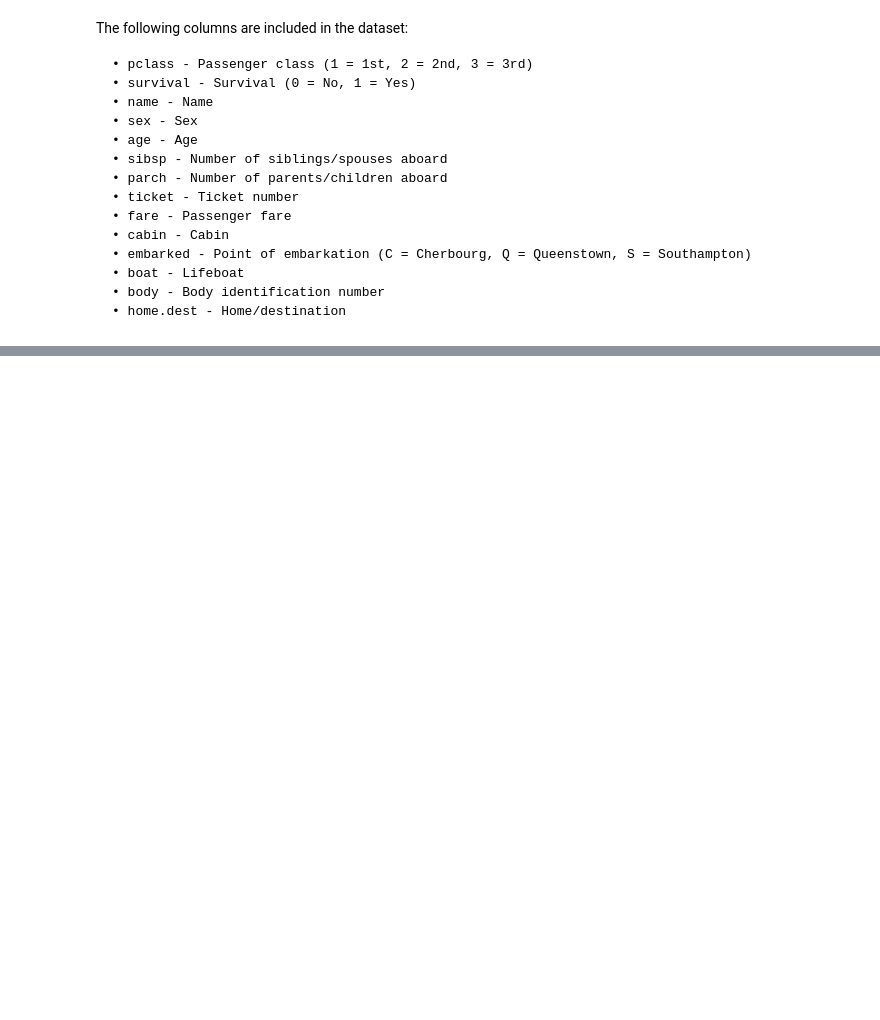
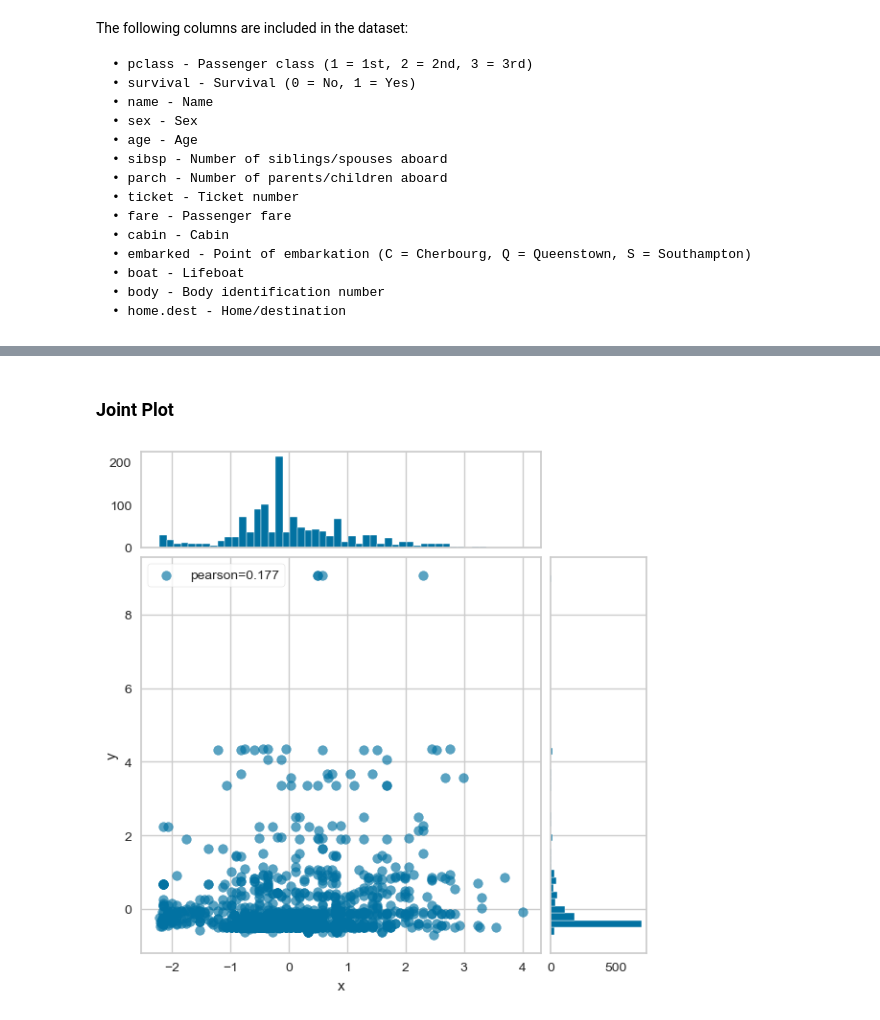
Before and after one commit to LeonardoSMSoares/Data-Analysis-Quick-Reference, a Jupyter notebook: Machine Learning Pocket Reference/MLPR 03 - Exploring.ipynb, the cells around one changed output, grey strips where cells are left out. Saved outputs shown, nothing was run; the diff lists cells and outputs as text; code cells hidden in the pictures; blank space fills up the shorter version.

```diff
--- a/Machine Learning Pocket Reference/MLPR 03 - Exploring.ipynb
+++ b/Machine Learning Pocket Reference/MLPR 03 - Exploring.ipynb
@@ -62,0 +203,16 @@ memory usage: 143.3+ KB
+# %% [markdown]
+### Joint Plot
+# %%
+# Drop rows with NaNs in 'age' or 'fare' columns
+X_clean = X.dropna(subset=['age', 'fare'])
+
+# Now, use the JointPlotVisualizer with the cleaned data
+from yellowbrick.features import JointPlotVisualizer
+
+fig, ax = plt.subplots(figsize=(6, 6))                   # Create a figure and axis with a size of 6x6 inches
+jpv = JointPlotVisualizer(feature="age", target="fare")  # Initialize a JointPlotVisualizer to analyze the relationship between 'age' and 'fare'
+jpv.fit(X_clean["age"], X_clean["fare"])                 # Fit the visualizer on the cleaned 'age' and 'fare' data from the DataFrame
+jpv.poof();                                              # Render the plot
+# fig.savefig("images/mlpr_0604.png", dpi=300)           # (Optional) Save the plot as a .png image with 300 dpi resolution
+# %% [output]
+[figure, added]
```
Also changed, not shown: parts of 40 cells of this notebook.
